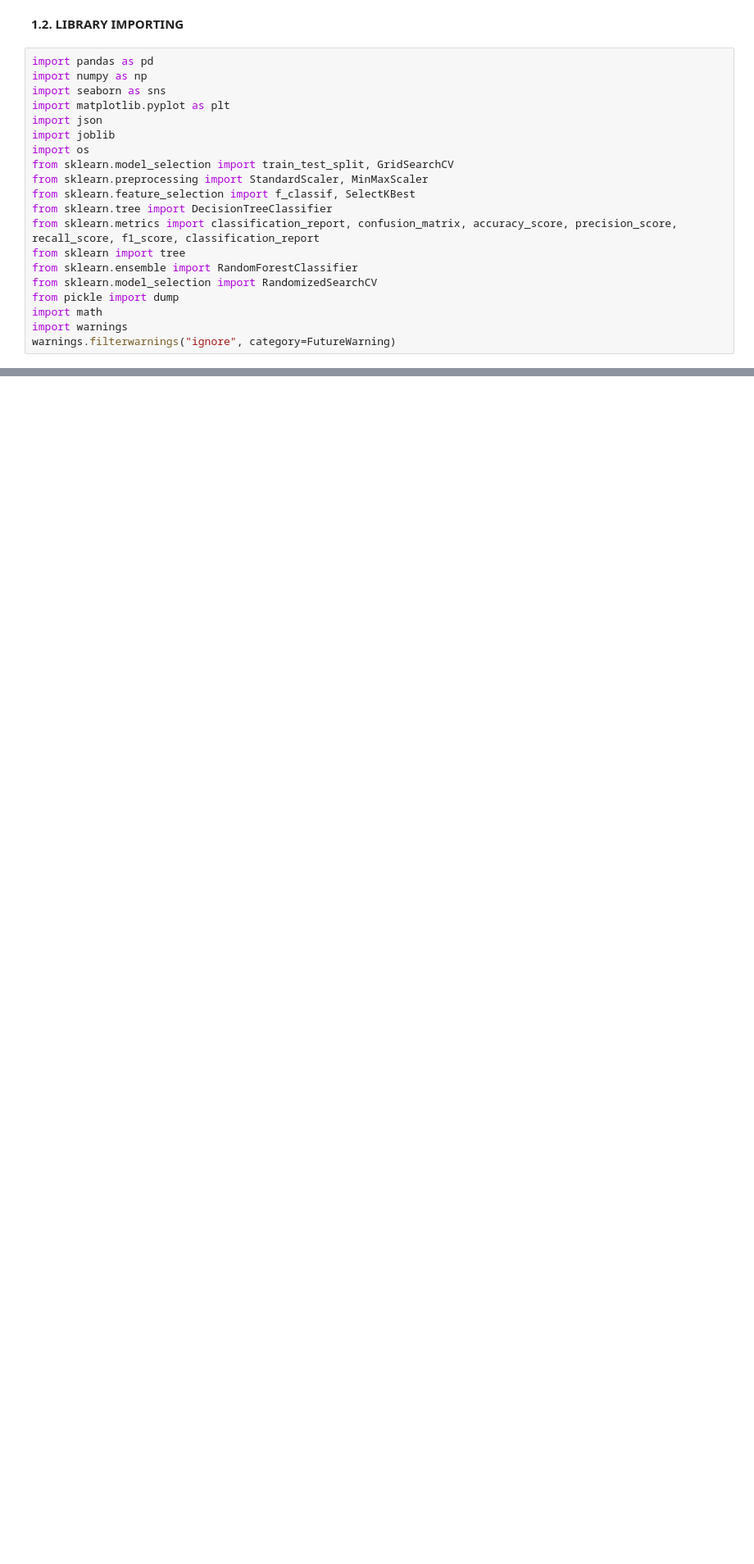
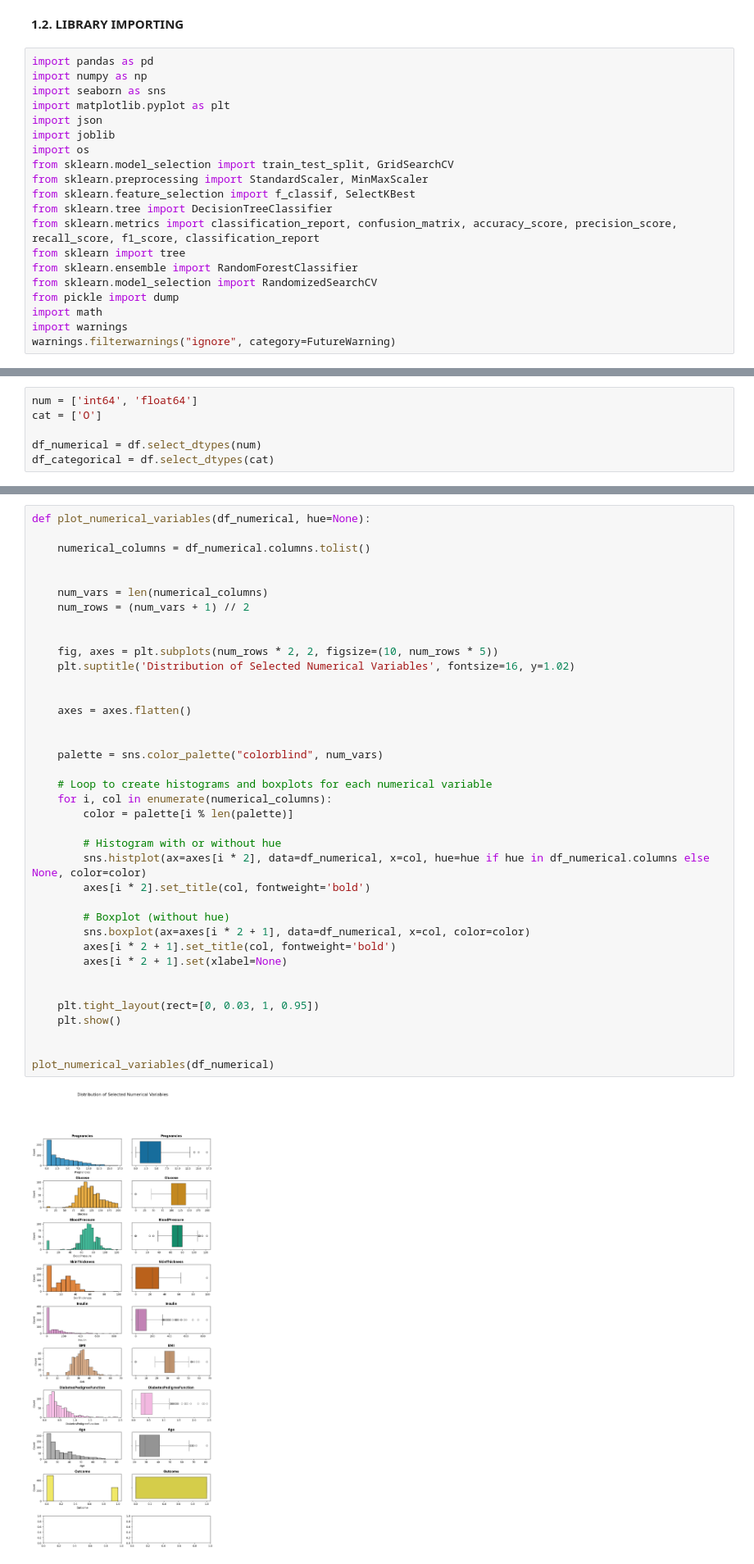
Before and after one commit to jenuzho/PREDICTING-DIABETES-random-fores, a Jupyter notebook: src/explore.ipynb, the cells around one changed output, grey strips where cells are left out. Shown at 82% size. Drawn from its saved outputs; the diff is of its cells as text; blank space fills up the shorter version.

```diff
--- a/src/explore.ipynb
+++ b/src/explore.ipynb
@@ -85,0 +261,6 @@ warnings.filterwarnings("ignore", category=FutureWarning)
+# %%
+num = ['int64', 'float64']
+cat = ['O']
+
+df_numerical = df.select_dtypes(num)
+df_categorical = df.select_dtypes(cat)
@@ -85,0 +284,40 @@ warnings.filterwarnings("ignore", category=FutureWarning)
+# %%
+def plot_numerical_variables(df_numerical, hue=None):
+
+    numerical_columns = df_numerical.columns.tolist()
+
+
+    num_vars = len(numerical_columns)
+    num_rows = (num_vars + 1) // 2
+
+
+    fig, axes = plt.subplots(num_rows * 2, 2, figsize=(10, num_rows * 5))
+    plt.suptitle('Distribution of Selected Numerical Variables', fontsize=16, y=1.02)
+
+
+    axes = axes.flatten()
+
+
+    palette = sns.color_palette("colorblind", num_vars)
+
+    # Loop to create histograms and boxplots for each numerical variable
+    for i, col in enumerate(numerical_columns):
+        color = palette[i % len(palette)]
+
+        # Histogram with or without hue
+        sns.histplot(ax=axes[i * 2], data=df_numerical, x=col, hue=hue if hue in df_numerical.columns else None, color=color)
+        axes[i * 2].set_title(col, fontweight='bold')
+
+        # Boxplot (without hue)
+        sns.boxplot(ax=axes[i * 2 + 1], data=df_numerical, x=col, color=color)
+        axes[i * 2 + 1].set_title(col, fontweight='bold')
+        axes[i * 2 + 1].set(xlabel=None)
+
+
+    plt.tight_layout(rect=[0, 0.03, 1, 0.95])
+    plt.show()
+
+
+plot_numerical_variables(df_numerical)
+# %% [output]
+[figure, added]
```
Also changed, not shown: parts of 64 cells of this notebook, 13 other files.
